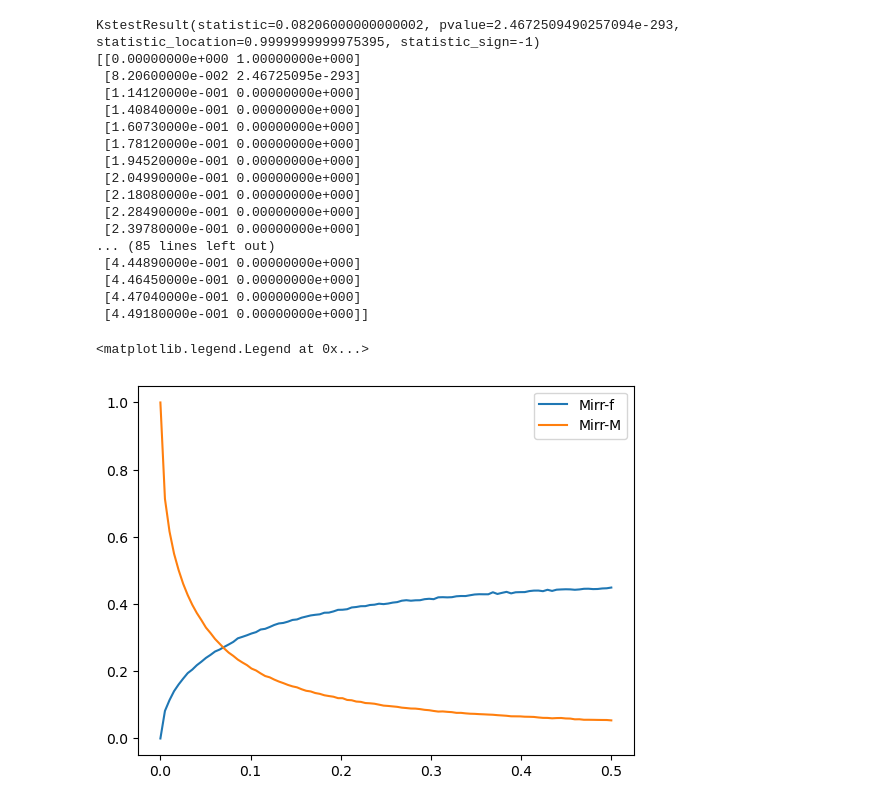
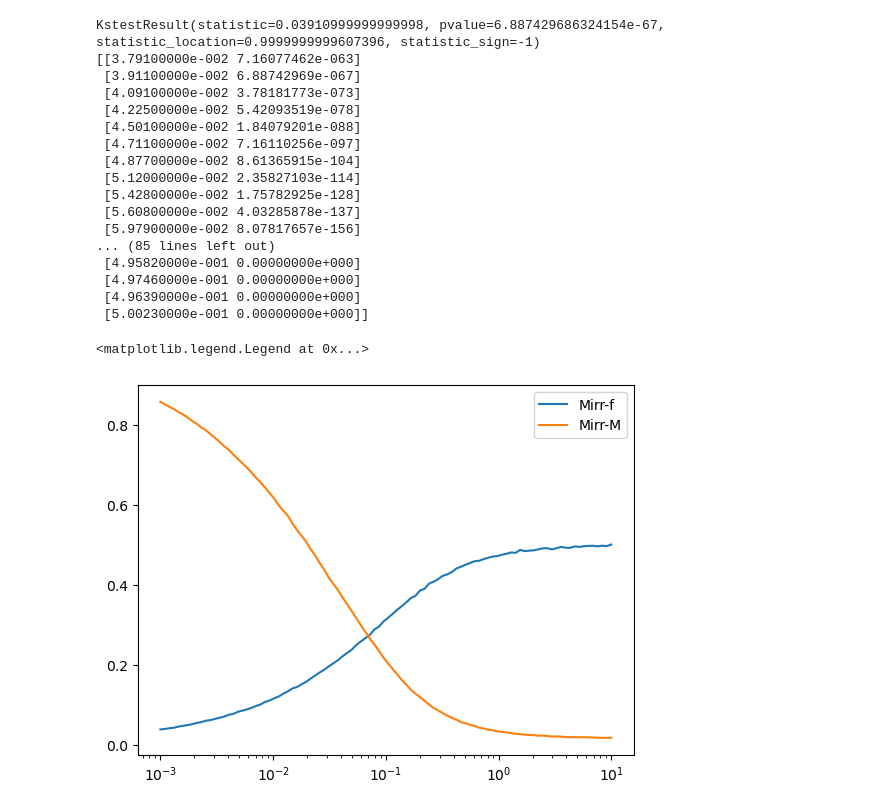
Before and after one commit to Diego-Albano/astrostatistics_bicocca_2025, a Jupyter notebook: working/W7.ipynb, the cells around one changed output. Drawn from its saved outputs; the diff is of its cells as text; code cells hidden in the pictures.

```diff
--- a/working/W7.ipynb
+++ b/working/W7.ipynb
@@ -39,0 +41,6 @@ plt.plot(x, KDE)
+# %%
+for i in [0.01, 0.05, 0.1, 0.2, 0.5, 1]:
+    KDE = kde_sklearn(M_irr, bandwidth=i, kernel="linear")
+    plt.plot(x, KDE, label=i)
+
+plt.legend()
@@ -52,7 +62,7 @@ KstestResult(statistic=0.15810999999999997, pvalue=0.0, statistic_location=0.999
 # %%
 #do it for many sigmas
 
-sigmas = np.linspace(0, 0.5, 100)
+sigmas = np.logspace(-3, 1, 100)
 ks_Mirr_f = []
 ks_Mirr_M = []
 
@@ -69,30 +79,31 @@ ks_Mirr_f = np.array(ks_Mirr_f)
 ks_Mirr_M = np.array(ks_Mirr_M)
 print(ks_Mirr_f)
 # %% [output]
-KstestResult(statistic=0.08206000000000002, pvalue=2.4672509490257094e-293, statistic_location=0.9999999999975395, statistic_sign=-1)
-[[0.00000000e+000 1.00000000e+000]
- [8.20600000e-002 2.46725095e-293]
- [1.14120000e-001 0.00000000e+000]
- [1.40840000e-001 0.00000000e+000]
- [1.60730000e-001 0.00000000e+000]
- [1.78120000e-001 0.00000000e+000]
- [1.94520000e-001 0.00000000e+000]
- [2.04990000e-001 0.00000000e+000]
- [2.18080000e-001 0.00000000e+000]
- [2.28490000e-001 0.00000000e+000]
- [2.39780000e-001 0.00000000e+000]
+KstestResult(statistic=0.03910999999999998, pvalue=6.887429686324154e-67, statistic_location=0.9999999999607396, statistic_sign=-1)
+[[3.79100000e-002 7.16077462e-063]
+ [3.91100000e-002 6.88742969e-067]
+ [4.09100000e-002 3.78181773e-073]
+ [4.22500000e-002 5.42093519e-078]
+ [4.50100000e-002 1.84079201e-088]
+ [4.71100000e-002 7.16110256e-097]
+ [4.87700000e-002 8.61365915e-104]
+ [5.12000000e-002 2.35827103e-114]
+ [5.42800000e-002 1.75782925e-128]
+ [5.60800000e-002 4.03285878e-137]
+ [5.97900000e-002 8.07817657e-156]
 ... (85 lines left out)
- [4.44890000e-001 0.00000000e+000]
- [4.46450000e-001 0.00000000e+000]
- [4.47040000e-001 0.00000000e+000]
- [4.49180000e-001 0.00000000e+000]]
+ [4.95820000e-001 0.00000000e+000]
+ [4.97460000e-001 0.00000000e+000]
+ [4.96390000e-001 0.00000000e+000]
+ [5.00230000e-001 0.00000000e+000]]
 # %%
 plt.plot(sigmas, ks_Mirr_f[:,0], label="Mirr-f")
 plt.plot(sigmas, ks_Mirr_M[:,0], label="Mirr-M")
+plt.xscale("log")
 plt.legend()
 # %% [output]
 <matplotlib.legend.Legend at 0x...>
-[figure, old version]
+[figure, new version]
 # %%
 #check what happens if you use ks_2samp
 
```
Also changed, not shown: parts of 10 cells of this notebook, 6 other files.
